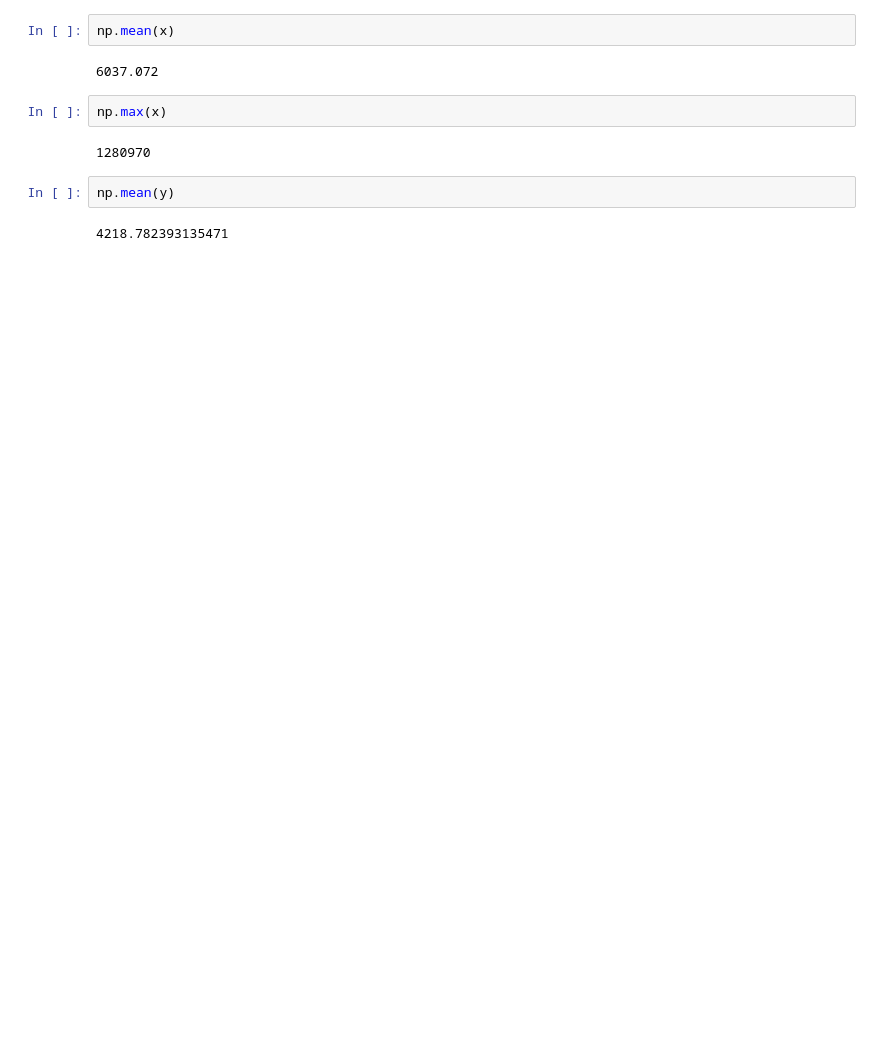
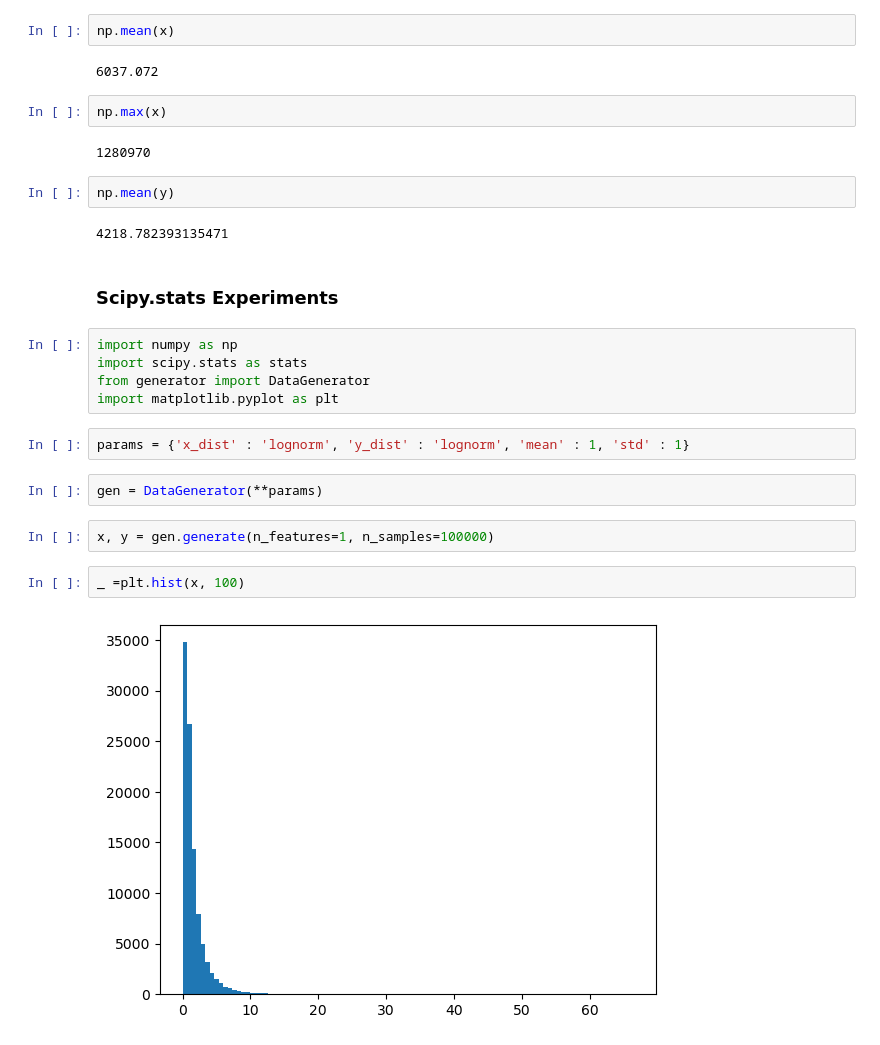
Before and after one commit to Nearpit/BaseEncoding, a Jupyter notebook: data_generator/test.ipynb, the cells around one changed output. Cells and saved outputs as stored; diff of their text form; blank space fills up the shorter version.

```diff
--- a/data_generator/test.ipynb
+++ b/data_generator/test.ipynb
@@ -127,3 +127,20 @@ np.max(x)
 np.mean(y)
 # %% [output]
 4218.782393135471
+# %% [markdown]
+### Scipy.stats Experiments
+# %%
+import numpy as np
+import scipy.stats as stats
+from generator import DataGenerator
+import matplotlib.pyplot as plt
+# %%
+params = {'x_dist' : 'lognorm', 'y_dist' : 'lognorm', 'mean' : 1, 'std' : 1}
+# %%
+gen = DataGenerator(**params)
+# %%
+x, y = gen.generate(n_features=1, n_samples=100000)
+# %%
+_ =plt.hist(x, 100)
+# %% [output]
+[figure, added]
```
Also changed, not shown: parts of 4 cells of this notebook, 2 other files.
